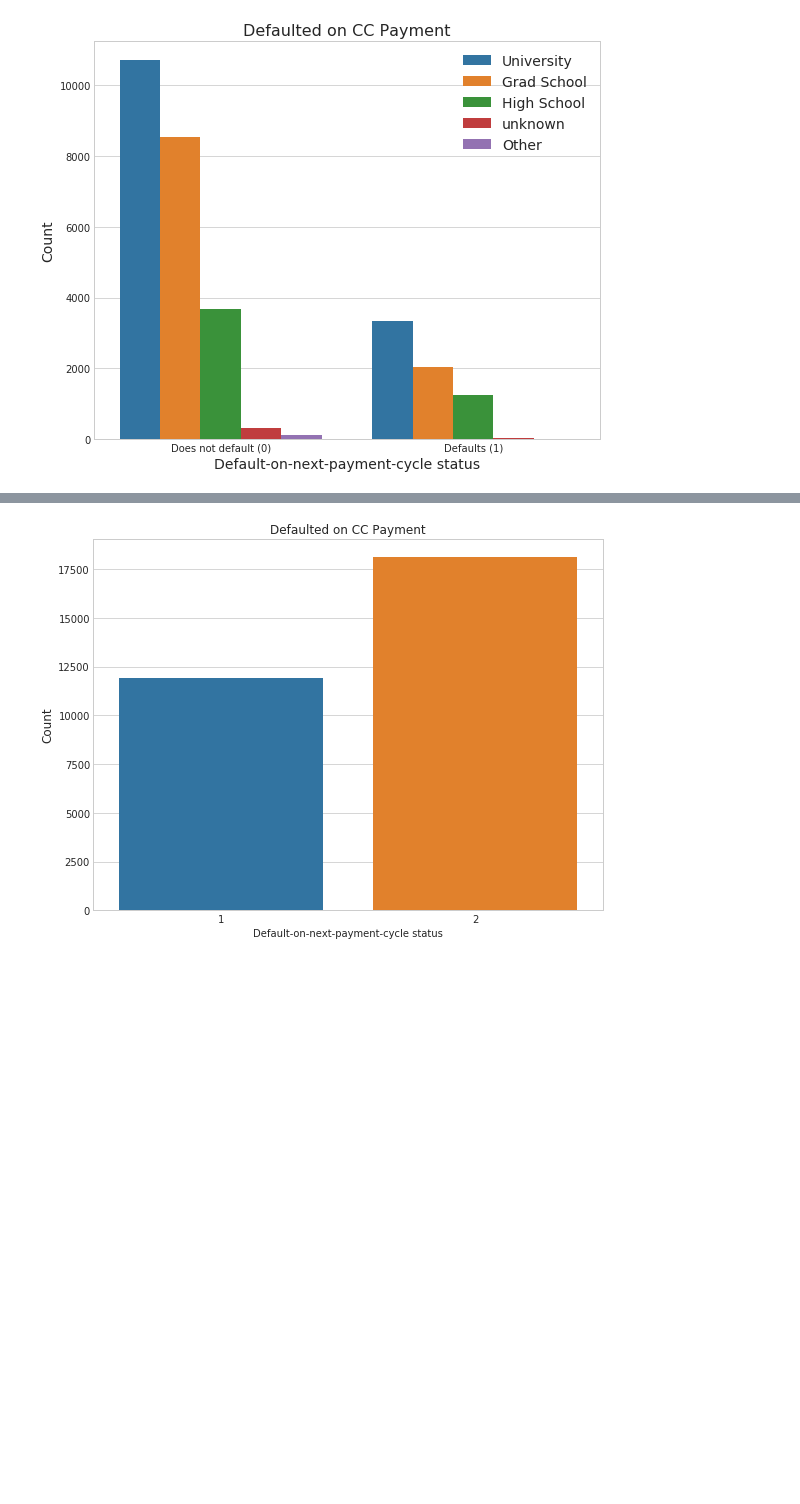
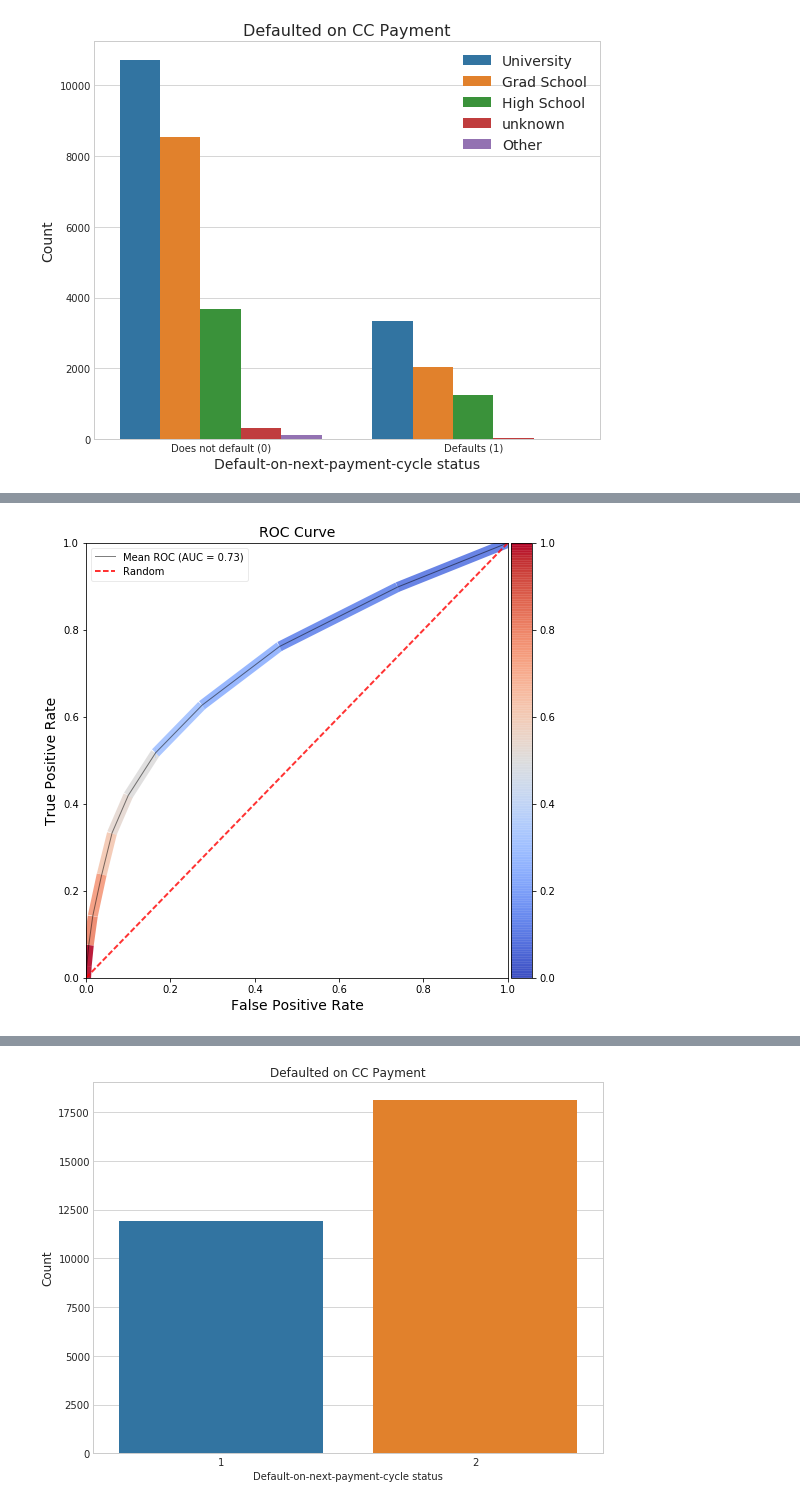
Before and after one commit to MattTriano/personal_site_public, a Jupyter notebook: Credit_Card_data.ipynb, the cells around one changed output, grey strips where cells are left out. Saved outputs shown, nothing was run; the diff lists cells and outputs as text; code cells hidden in the pictures; blank space fills up the shorter version.

```diff
--- a/Credit_Card_data.ipynb
+++ b/Credit_Card_data.ipynb
@@ -210,0 +375,4 @@ Percent of Unknowns who defaulted:           8.15%
+# %%
+roc_plotter(pipeline, X_test, y_test)
+# %% [output]
+[figure, added]
```
Also changed, not shown: parts of 40 cells of this notebook.
